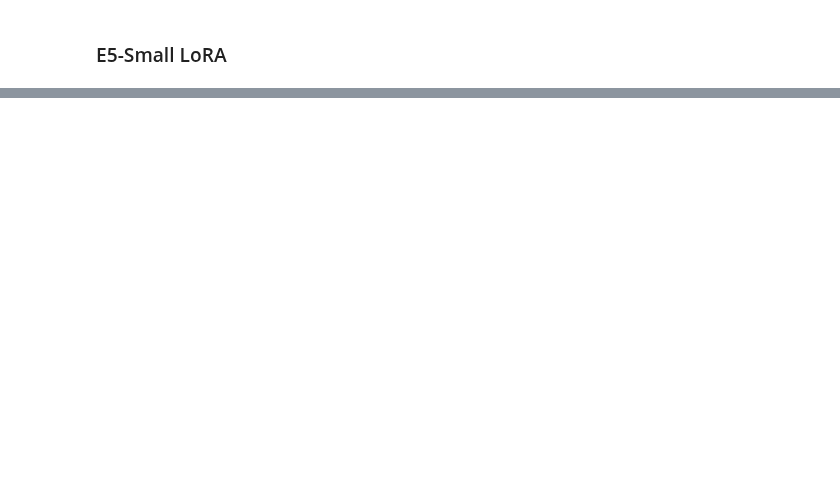
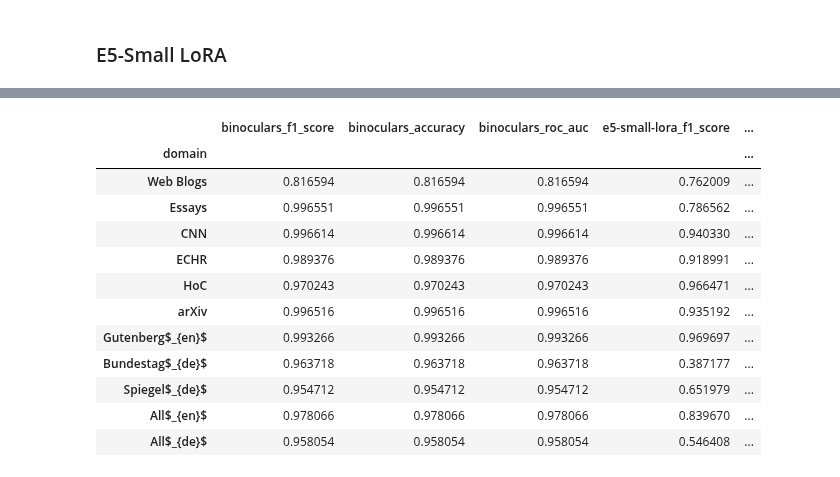
Before and after one commit to TheItCrOw/PrismAI, a Jupyter notebook: src/baselines_models.ipynb, the cells around one changed output, grey strips where cells are left out. Drawn from its saved outputs; the diff is of its cells as text; code cells hidden in the pictures; blank space fills up the shorter version.

```diff
--- a/src/baselines_models.ipynb
+++ b/src/baselines_models.ipynb
@@ -424,17 +569,13 @@ scores_radar
 # %%
 # Source: RAID, Dugan et al. 2024
 # > https://github.com/liamdugan/raid/blob/main/detectors/models/binoculars/utils/metrics.py
-
-import numpy as np
-import torch
-import transformers
 
 ce_loss_fn = torch.nn.CrossEntropyLoss(reduction="none")
 softmax_fn = torch.nn.Softmax(dim=-1)
 
 
 def perplexity(
-    encoding: transformers.BatchEncoding,
+    encoding: BatchEncoding,
     logits: torch.Tensor,
     median: bool = False,
     temperature: float = 1.0,
@@ -462,7 +603,7 @@ def perplexity(
 def entropy(
     p_logits: torch.Tensor,
     q_logits: torch.Tensor,
-    encoding: transformers.BatchEncoding,
+    encoding: BatchEncoding,
     pad_token_id: int,
     median: bool = False,
     sample_p: bool = False,
@@ -470,7 +611,11 @@ def entropy(
 ):
     vocab_size = p_logits.shape[-1]
     total_tokens_available = q_logits.shape[-2]
-    p_scores, q_scores = p_logits / temperature, q_logits / temperature
+
+    if not temperature:
+        p_scores, q_scores = p_logits, q_logits
+    else:
+        p_scores, q_scores = p_logits / temperature, q_logits / temperature
 
     p_proba = softmax_fn(p_scores).view(-1, vocab_size)
 
@@ -722,7 +932,7 @@ name_map = {
     "gutenberg_en": "Gutenberg$_{en}$",
     "bundestag": "Bundestag$_{de}$",
     "spiegel_articles": "Spiegel$_{de}$",
-    "gutenberg_de": "Gutenberg$_{de}$",
+    # "gutenberg_de": "Gutenberg$_{de}$",
     "en": "All$_{en}$",
     "de": "All$_{de}$",
 }
@@ -770,0 +1013,43 @@ metric_df
+# %%
+import json
+from collections import defaultdict
+from pathlib import Path
+
+import pandas as pd
+
+results = defaultdict(dict)
+for logs_path in Path("../logs/").iterdir():
+    if logs_path.suffix == ".json":
+        with logs_path.open("r") as fp:
+            data = json.load(fp)
+        model_name = logs_path.stem
+        for domain, scores in data.items():
+            results[name_map[domain]].update(
+                {
+                    model_name + "_f1_score": scores["f1_score_median"],
+                    model_name + "_accuracy": scores["accuracy_median"],
+                    model_name + "_roc_auc": scores["roc_auc_median"],
+                }
+            )
+
+model_name = "roberta-base-ft"
+for domain, name in name_map.items():
+    logs_path = Path("../logs/roberta-ft/roberta-base/") / (domain + ".json")
+    with (logs_path).open("r") as fp:
+        data = json.load(fp)
+    results[name].update(
+        {
+            model_name + "_f1_score": data[domain]["f1_score_median"],
+            model_name + "_accuracy": data[domain]["accuracy_median"],
+            model_name + "_roc_auc": data[domain]["roc_auc_median"],
+        }
+    )
+
+metric_df = (
+    pd.DataFrame([{"domain": domain} | dd for domain, dd in results.items()])
+    .set_index("domain")
+    .sort_index(key=lambda x: list(map(domains.index, x)))
+)
+print(metric_df.to_latex(float_format="%.3f", index=True))
+metric_df
+# %% [output]
@@ -770,0 +1074,13 @@ metric_df
+|  | binoculars_f1_score | binoculars_accuracy | binoculars_roc_auc | e5-small-lora_f1_score | ... |
+| domain |  |  |  |  | ... |
+| Web Blogs | 0.816594 | 0.816594 | 0.816594 | 0.762009 | ... |
+| Essays | 0.996551 | 0.996551 | 0.996551 | 0.786562 | ... |
+| CNN | 0.996614 | 0.996614 | 0.996614 | 0.940330 | ... |
+| ECHR | 0.989376 | 0.989376 | 0.989376 | 0.918991 | ... |
+| HoC | 0.970243 | 0.970243 | 0.970243 | 0.966471 | ... |
+| arXiv | 0.996516 | 0.996516 | 0.996516 | 0.935192 | ... |
+| Gutenberg$_{en}$ | 0.993266 | 0.993266 | 0.993266 | 0.969697 | ... |
+| Bundestag$_{de}$ | 0.963718 | 0.963718 | 0.963718 | 0.387177 | ... |
+| Spiegel$_{de}$ | 0.954712 | 0.954712 | 0.954712 | 0.651979 | ... |
+| All$_{en}$ | 0.978066 | 0.978066 | 0.978066 | 0.839670 | ... |
+| All$_{de}$ | 0.958054 | 0.958054 | 0.958054 | 0.546408 | ... |
```
Also changed, not shown: parts of 27 cells of this notebook, 3 other files.
